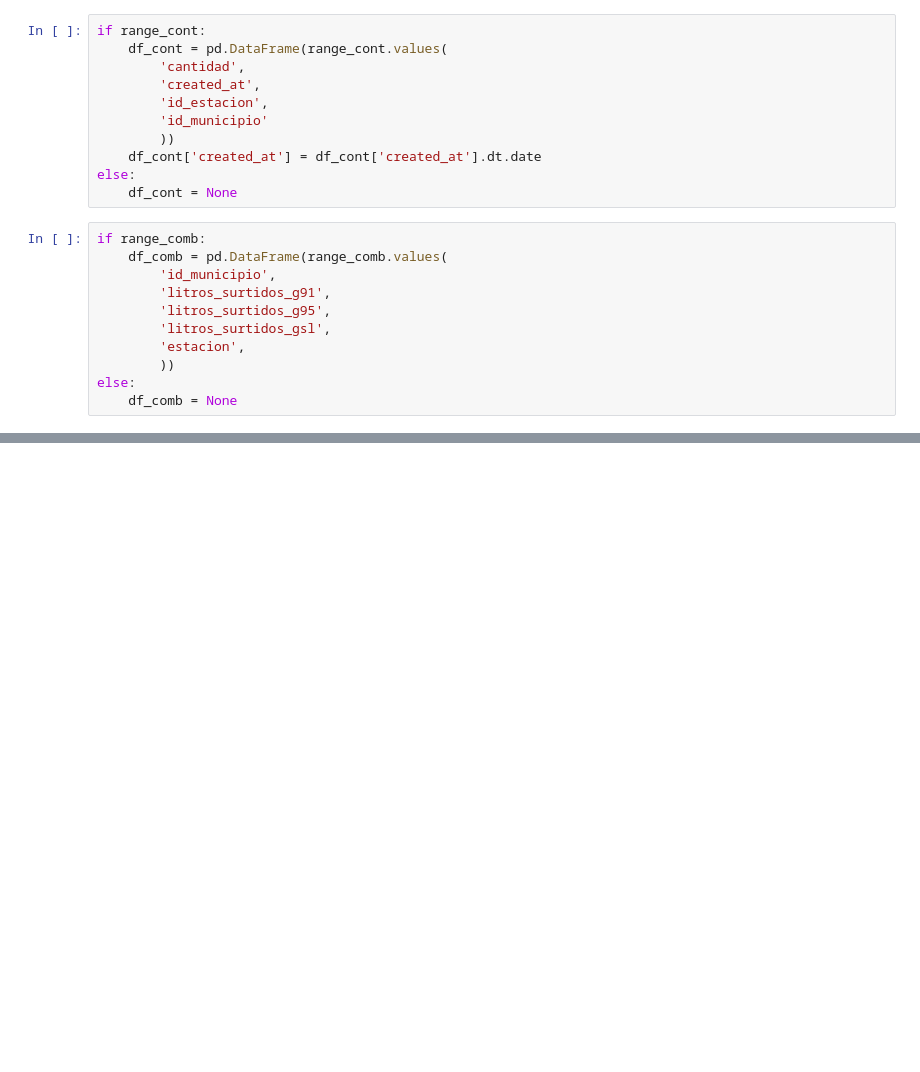
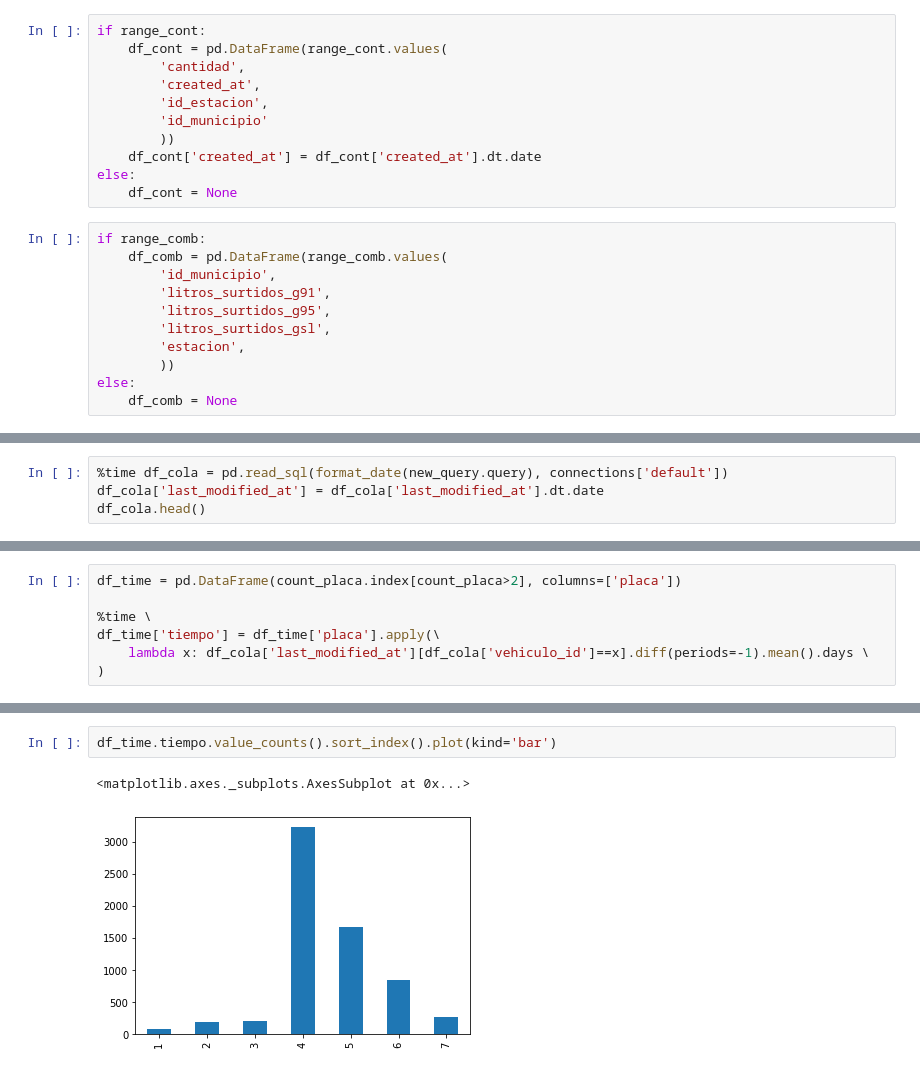
Before and after one commit to IsaacMercado/dgas, a Jupyter notebook: notebooks/plots.ipynb, the cells around one changed output, grey strips where cells are left out. Cells and saved outputs as stored; diff of their text form; blank space fills up the shorter version.

```diff
--- a/notebooks/plots.ipynb
+++ b/notebooks/plots.ipynb
@@ -344,0 +405,4 @@ dtype: float64
+# %%
+%time df_cola = pd.read_sql(format_date(new_query.query), connections['default'])
+df_cola['last_modified_at'] = df_cola['last_modified_at'].dt.date
+df_cola.head()
@@ -344,0 +418,7 @@ dtype: float64
+# %%
+df_time = pd.DataFrame(count_placa.index[count_placa>2], columns=['placa'])
+
+%time \
+df_time['tiempo'] = df_time['placa'].apply(\
+    lambda x: df_cola['last_modified_at'][df_cola['vehiculo_id']==x].diff(periods=-1).mean().days \
+)
@@ -344,0 +428,5 @@ dtype: float64
+# %%
+df_time.tiempo.value_counts().sort_index().plot(kind='bar')
+# %% [output]
+<matplotlib.axes._subplots.AxesSubplot at 0x...>
+[figure, added]
```
Also changed, not shown: parts of 27 cells of this notebook, 17 other files.
